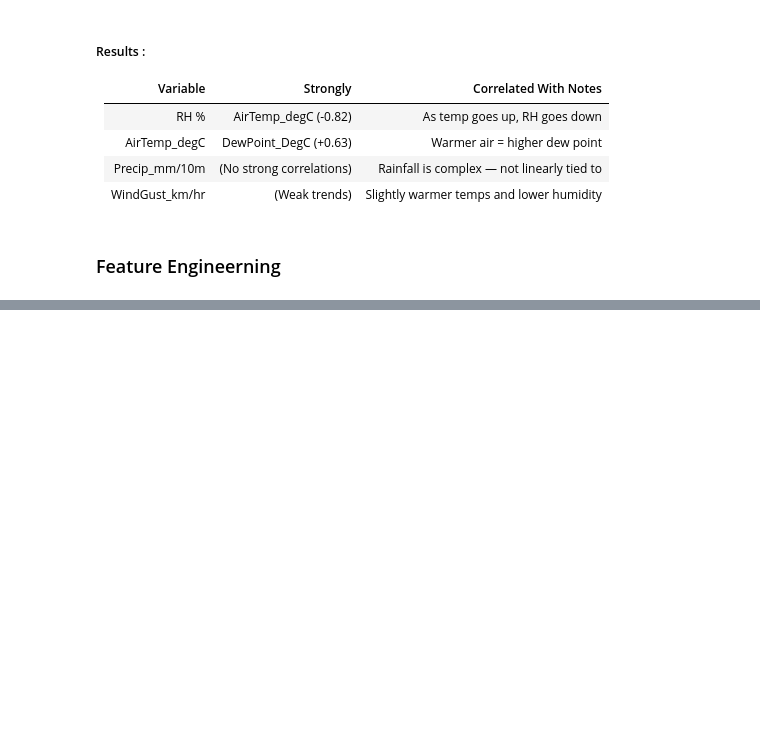
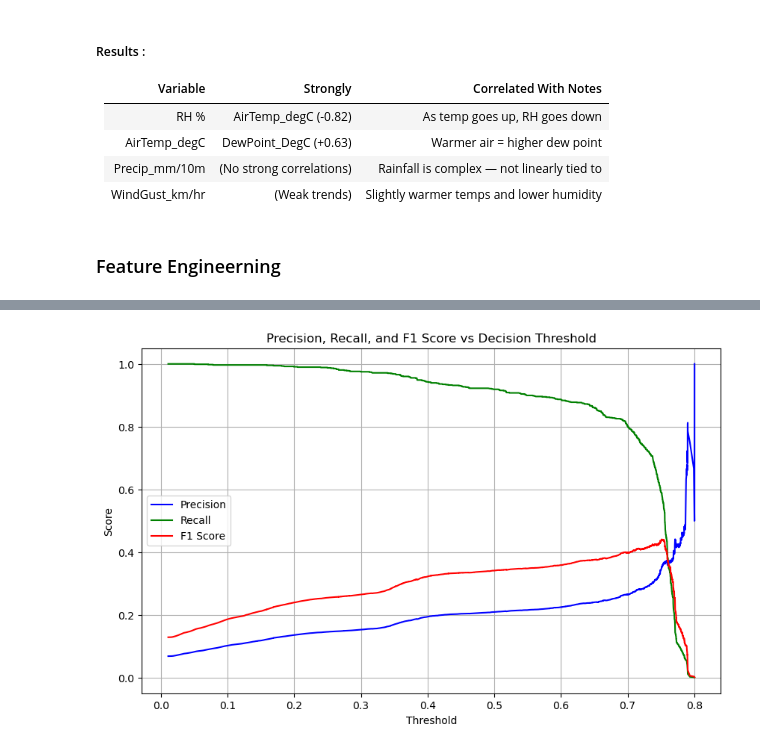
Before and after one commit to Senaakshi/PROJECTS, a Jupyter notebook: Rainfall_analysis/Analysis.ipynb, the cells around one changed output, grey strips where cells are left out. Drawn from its saved outputs; the diff is of its cells as text; code cells hidden in the pictures; blank space fills up the shorter version.

```diff
--- a/Rainfall_analysis/Analysis.ipynb
+++ b/Rainfall_analysis/Analysis.ipynb
@@ -237,0 +420,27 @@ df_encoded
+# %%
+import numpy as np
+import matplotlib.pyplot as plt
+from sklearn.metrics import precision_recall_curve, f1_score
+
+# Get predicted probabilities for class 1 (rain)
+y_proba = rf_modeling_pipeline_final.predict_proba(X_test)[:, 1]
+
+# Get precision, recall, thresholds
+precision, recall, thresholds = precision_recall_curve(y_test, y_proba)
+
+# Compute F1 scores for each threshold
+f1_scores = 2 * (precision * recall) / (precision + recall + 1e-6)
+
+# Plot precision, recall, F1 vs threshold
+plt.figure(figsize=(10, 6))
+plt.plot(thresholds, precision[:-1], label='Precision', color='blue')
+plt.plot(thresholds, recall[:-1], label='Recall', color='green')
+plt.plot(thresholds, f1_scores[:-1], label='F1 Score', color='red')
+plt.xlabel('Threshold')
+plt.ylabel('Score')
+plt.title('Precision, Recall, and F1 Score vs Decision Threshold')
+plt.legend()
+plt.grid(True)
+plt.show()
+# %% [output]
+[figure, added]
```
Also changed, not shown: parts of 18 cells of this notebook.
